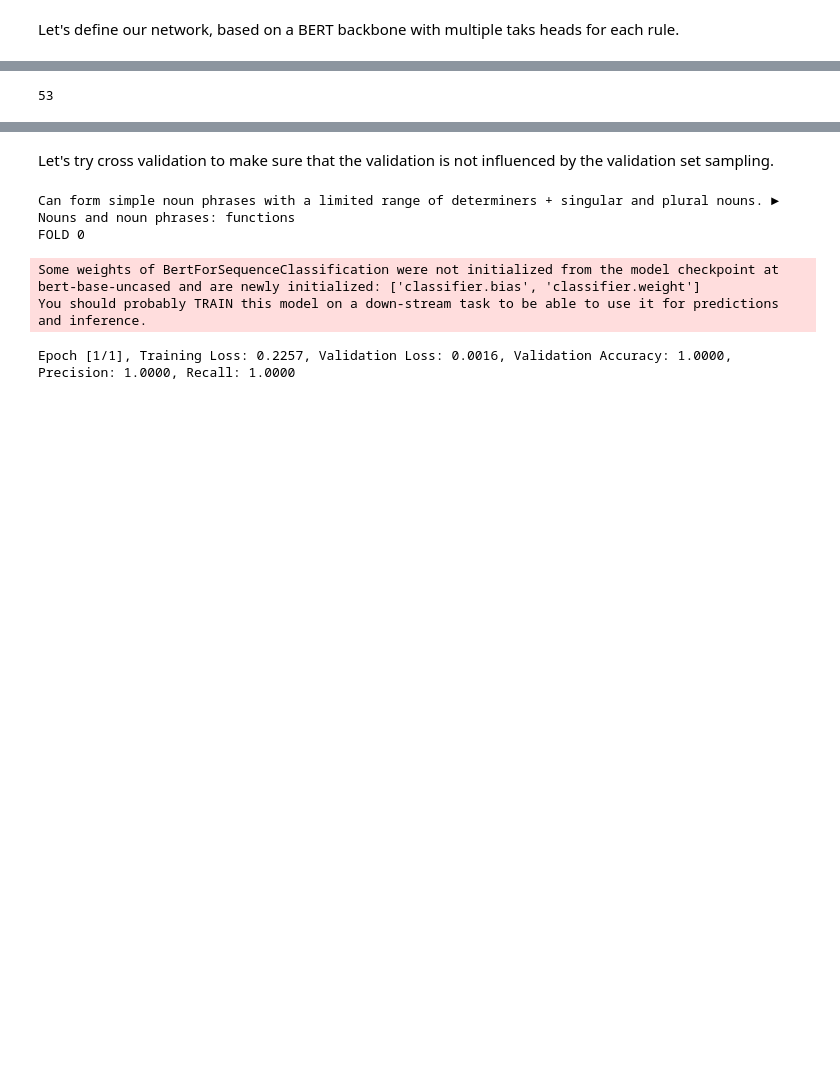
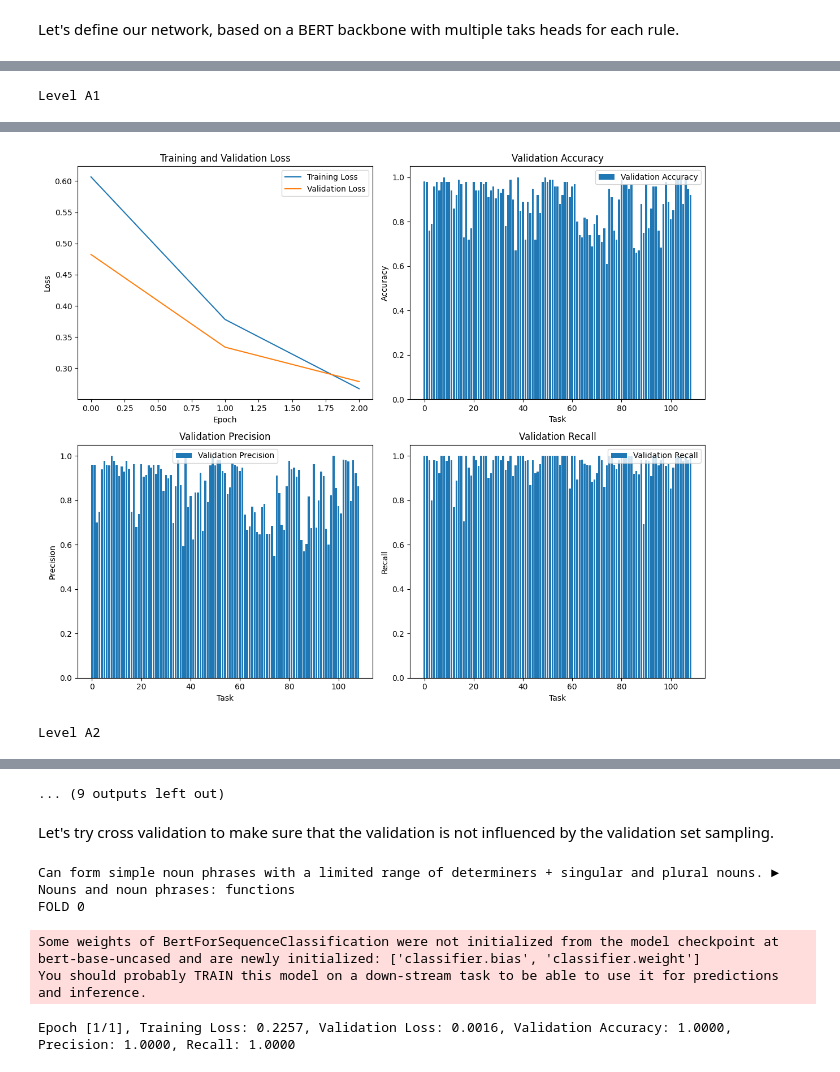
Before and after one commit to dominikglandorf/LLM-grammar, a Jupyter notebook: exp/007_sentence_embeddings.ipynb, the cells around one changed output, grey strips where cells are left out. Cells and saved outputs as stored; diff of their text form; code cells hidden in the pictures; blank space fills up the shorter version.

```diff
--- a/exp/007_sentence_embeddings.ipynb
+++ b/exp/007_sentence_embeddings.ipynb
@@ -256,20 +262,7 @@ multi_task_model = MultiTaskBERT(backbone_model, task_heads).to(device)
-# %%
-datasets = [get_dataset(df_level.iloc[idx], tokenizer, max_len) for idx in tqdm(range(num_classifiers))]
-
-def get_loaders(dataset, batch_size=16):
-    total_size = len(dataset)
-    train_size = int(0.8 * total_size)
-    val_size = total_size - train_size
-    train_dataset, val_dataset = random_split(dataset, [train_size, val_size])
-    train_dataloader = DataLoader(train_dataset, batch_size=batch_size, shuffle=True)
-    val_dataloader = DataLoader(val_dataset, batch_size=batch_size, shuffle=False)
-    return train_dataloader, val_dataloader
-
-dataloaders = [get_loaders(dataset) for dataset in tqdm(datasets)]
 # %%
 criterion = torch.nn.CrossEntropyLoss()
 
-def train(model, verbose=True, plots=True, n_epochs_stop = 10, lr=0.0001, num_epochs=3):
+def train(model, dataloaders, verbose=True, plots=True, n_epochs_stop = 10, lr=0.0001, num_epochs=5):
     optimizer = torch.optim.AdamW(model.parameters(), lr)
     train_losses = []
     val_losses=[]
@@ -282,6 +275,7 @@ def train(model, verbose=True, plots=True, n_epochs_stop = 10, lr=0.0001, num_ep
 
         train_loaders = zip(*[loader[0] for loader in dataloaders])
         num_batches = len(dataloaders[0][0])
+
         for batches in tqdm(train_loaders, total=num_batches):
             for task_id, batch in enumerate(batches):
                 input_ids = batch['input_ids'].to(device)
@@ -303,10 +297,11 @@ def train(model, verbose=True, plots=True, n_epochs_stop = 10, lr=0.0001, num_ep
 
         batch_val_losses, val_accuracies, val_precisions, val_recalls = validate(model, dataloaders)
         print(f'Validation loss: {np.mean(batch_val_losses)}')
+        print(f'Mean Accuracy: {np.mean(val_accuracies)}')
         val_losses.append(np.mean(batch_val_losses))
     if plots:
         plot_validation(train_losses, val_losses, val_accuracies, val_precisions, val_recalls)
 
     return model, val_accuracies, val_precisions, val_recalls
 
-train(multi_task_model, verbose=False)
+#train(multi_task_model, dataloaders, verbose=False)
@@ -338,7 +308,2 @@ Validation loss: 0.3072356942641948
 # %%
 torch.save(multi_task_model.state_dict(), '../models/bert/multi_task_model_state_dict_' + level + '.pth')
-# %%
-task_heads = [TaskHead(model.config.hidden_size, 2) for _ in range(num_classifiers)]
-backbone_model = BertModel.from_pretrained('bert-base-uncased', cache_dir="/mnt/qb/work/meurers/mpb672/cache")
-multi_task_model = MultiTaskBERT(backbone_model, task_heads).to(device)
-multi_task_model.load_state_dict(torch.load('../models/bert/multi_task_model_state_dict_' + level + '.pth'))
@@ -382,4 +310,17 @@ df_level.iloc[values]
-# %%
-len(values)
-# %% [output]
-53
+# %%
+def train_level_model(level="A1", max_constructs=500):
+    print(f"Level {level}")
+    df_level = df[df['Level'] == level]
+    num_classifiers = min(len(df_level), max_constructs)
+    backbone_model = BertModel.from_pretrained('bert-base-uncased', cache_dir="/mnt/qb/work/meurers/mpb672/cache")
+    task_heads = [NonlinearTaskHead(backbone_model.config.hidden_size, 2) for _ in range(num_classifiers)]
+    multi_task_model = MultiTaskBERT(backbone_model, task_heads).to(device)
+    datasets = [get_dataset(df_level.iloc[idx], tokenizer, max_len) for idx in tqdm(range(num_classifiers))]
+    dataloaders = [get_loaders(dataset) for dataset in datasets]
+    train(multi_task_model, dataloaders, verbose=False, num_epochs=3)
+    torch.save(multi_task_model.state_dict(), '../models/bert/multi_task_model_state_dict_' + level + '.pth')
+# %%
+for level in ["A1", "A2", "B1", "B2", "C1", "C2"]:
+    train_level_model(level)
+# %% [output]
+Level A1
@@ -385,0 +336,2 @@ len(values)
+[figure, added]
+Level A2
@@ -386,3 +342,4 @@ len(values)
+... (9 outputs left out)
 # %% [markdown]
 Let's try cross validation to make sure that the validation is not influenced by the validation set sampling.
 # %%
```
Also changed, not shown: parts of 11 cells of this notebook, 3 other files.
